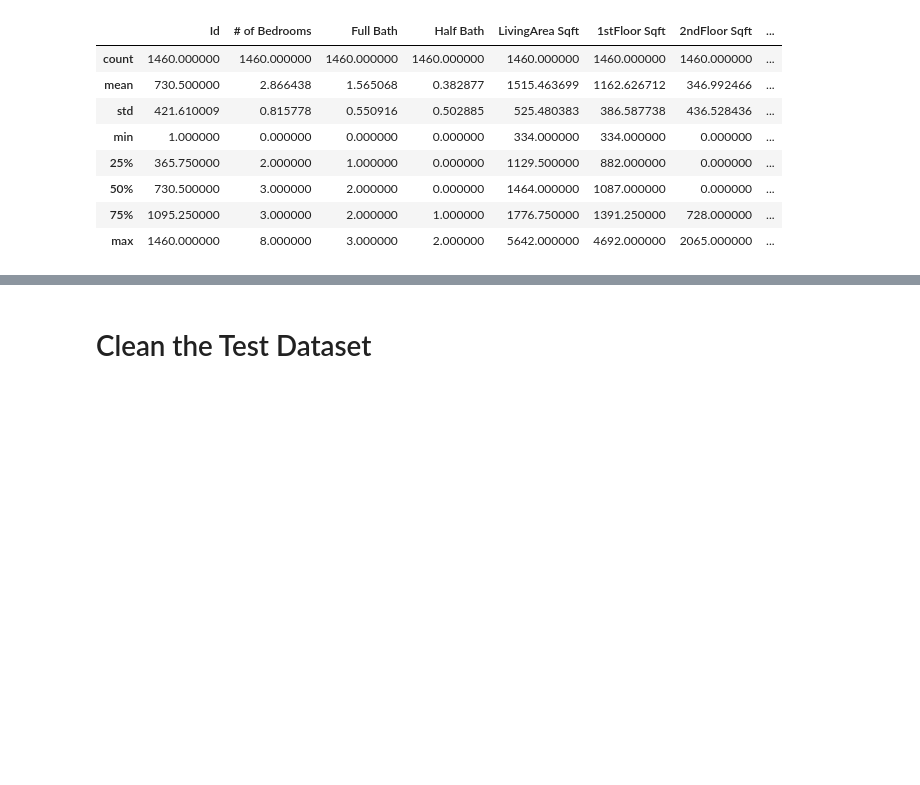
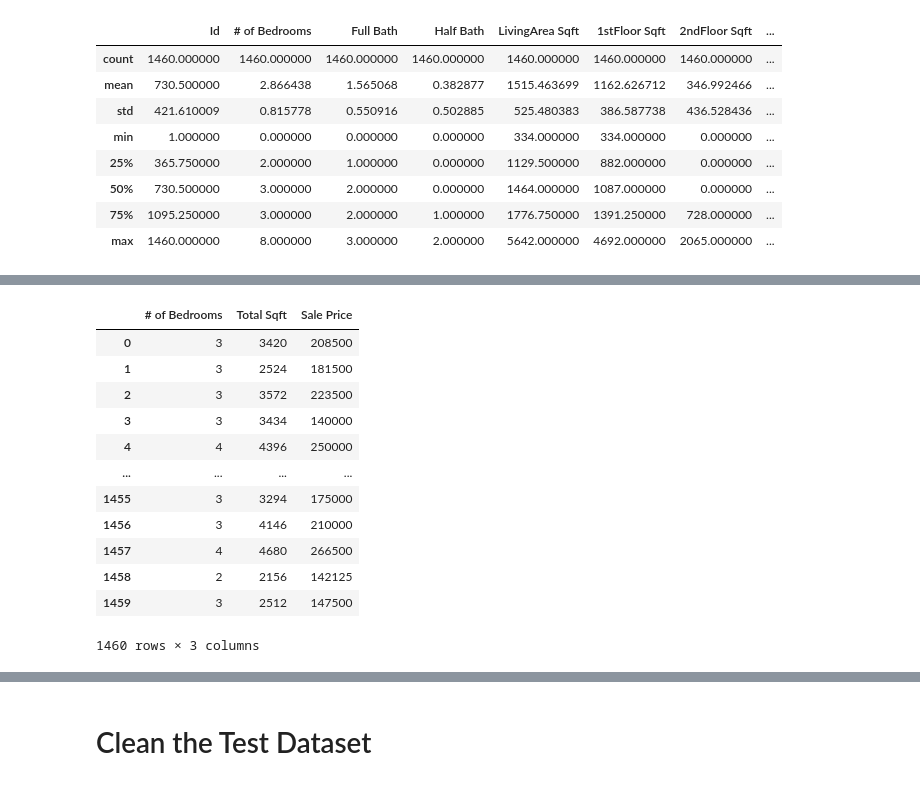
Before and after one commit to serpaulus/Predicting_the_Final_Home_Price, a Jupyter notebook: Housing_Prices.ipynb, the cells around one changed output, grey strips where cells are left out. Saved outputs shown, nothing was run; the diff lists cells and outputs as text; code cells hidden in the pictures; blank space fills up the shorter version.

```diff
--- a/Housing_Prices.ipynb
+++ b/Housing_Prices.ipynb
@@ -312,0 +364,16 @@ pd.DataFrame([sqft_summary], columns=sqft_vars, index=['SalePrice Correlation'])
+# %%
+sqft_df
+# %% [output]
+|  | # of Bedrooms | Total Sqft | Sale Price |
+| 0 | 3 | 3420 | 208500 |
+| 1 | 3 | 2524 | 181500 |
+| 2 | 3 | 3572 | 223500 |
+| 3 | 3 | 3434 | 140000 |
+| 4 | 4 | 4396 | 250000 |
+| ... | ... | ... | ... |
+| 1455 | 3 | 3294 | 175000 |
+| 1456 | 3 | 4146 | 210000 |
+| 1457 | 4 | 4680 | 266500 |
+| 1458 | 2 | 2156 | 142125 |
+| 1459 | 3 | 2512 | 147500 |
+1460 rows × 3 columns
```
Also changed, not shown: parts of 20 cells of this notebook.
